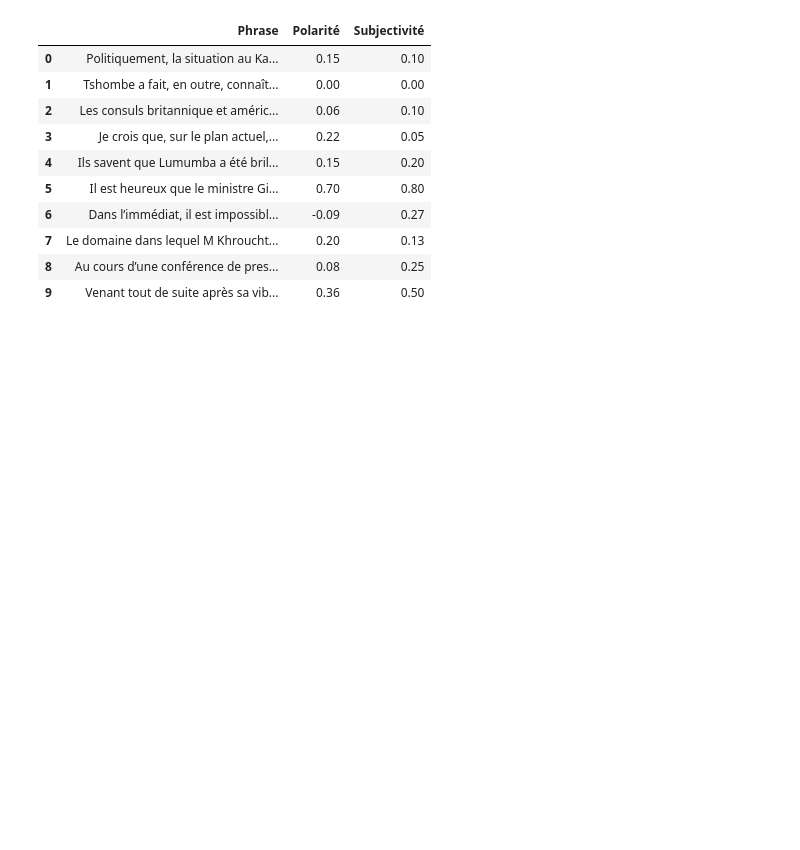
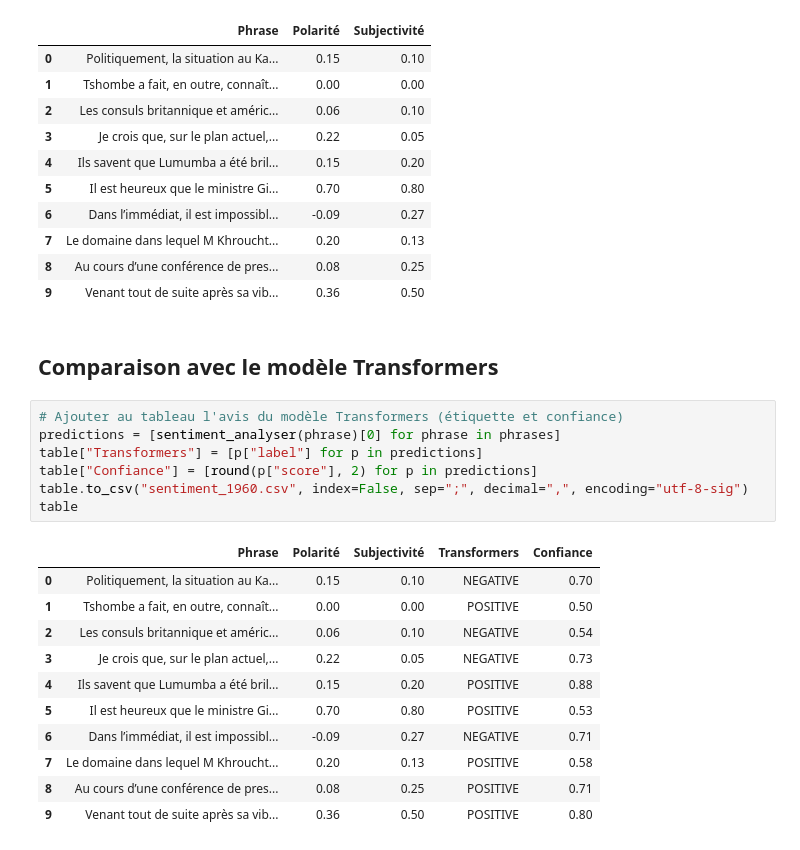
Before and after one commit to ndabarude19/tac, a Jupyter notebook: tps/tp2/s4_sentiment.ipynb, the cells around one changed output. Cells and saved outputs as stored; diff of their text form; blank space fills up the shorter version.

Commit message:
tp2: s4 comparaison avec le modèle Transformers et export du tableau complet

```diff
--- a/tps/tp2/s4_sentiment.ipynb
+++ b/tps/tp2/s4_sentiment.ipynb
@@ -209,3 +209,24 @@ table
 | 7 | Le domaine dans lequel M Khroucht... | 0.20 | 0.13 |
 | 8 | Au cours d’une conférence de pres... | 0.08 | 0.25 |
 | 9 | Venant tout de suite après sa vib... | 0.36 | 0.50 |
+# %% [markdown]
+## Comparaison avec le modèle Transformers
+# %%
+# Ajouter au tableau l'avis du modèle Transformers (étiquette et confiance)
+predictions = [sentiment_analyser(phrase)[0] for phrase in phrases]
+table["Transformers"] = [p["label"] for p in predictions]
+table["Confiance"] = [round(p["score"], 2) for p in predictions]
+table.to_csv("sentiment_1960.csv", index=False, sep=";", decimal=",", encoding="utf-8-sig")
+table
+# %% [output]
+|  | Phrase | Polarité | Subjectivité | Transformers | Confiance |
+| 0 | Politiquement, la situation au Ka... | 0.15 | 0.10 | NEGATIVE | 0.70 |
+| 1 | Tshombe a fait, en outre, connaît... | 0.00 | 0.00 | POSITIVE | 0.50 |
+| 2 | Les consuls britannique et améric... | 0.06 | 0.10 | NEGATIVE | 0.54 |
+| 3 | Je crois que, sur le plan actuel,... | 0.22 | 0.05 | NEGATIVE | 0.73 |
+| 4 | Ils savent que Lumumba a été bril... | 0.15 | 0.20 | POSITIVE | 0.88 |
+| 5 | Il est heureux que le ministre Gi... | 0.70 | 0.80 | POSITIVE | 0.53 |
+| 6 | Dans l’immédiat, il est impossibl... | -0.09 | 0.27 | NEGATIVE | 0.71 |
+| 7 | Le domaine dans lequel M Khroucht... | 0.20 | 0.13 | POSITIVE | 0.58 |
+| 8 | Au cours d’une conférence de pres... | 0.08 | 0.25 | POSITIVE | 0.71 |
+| 9 | Venant tout de suite après sa vib... | 0.36 | 0.50 | POSITIVE | 0.80 |
```
Also changed, not shown: 1 other file.
